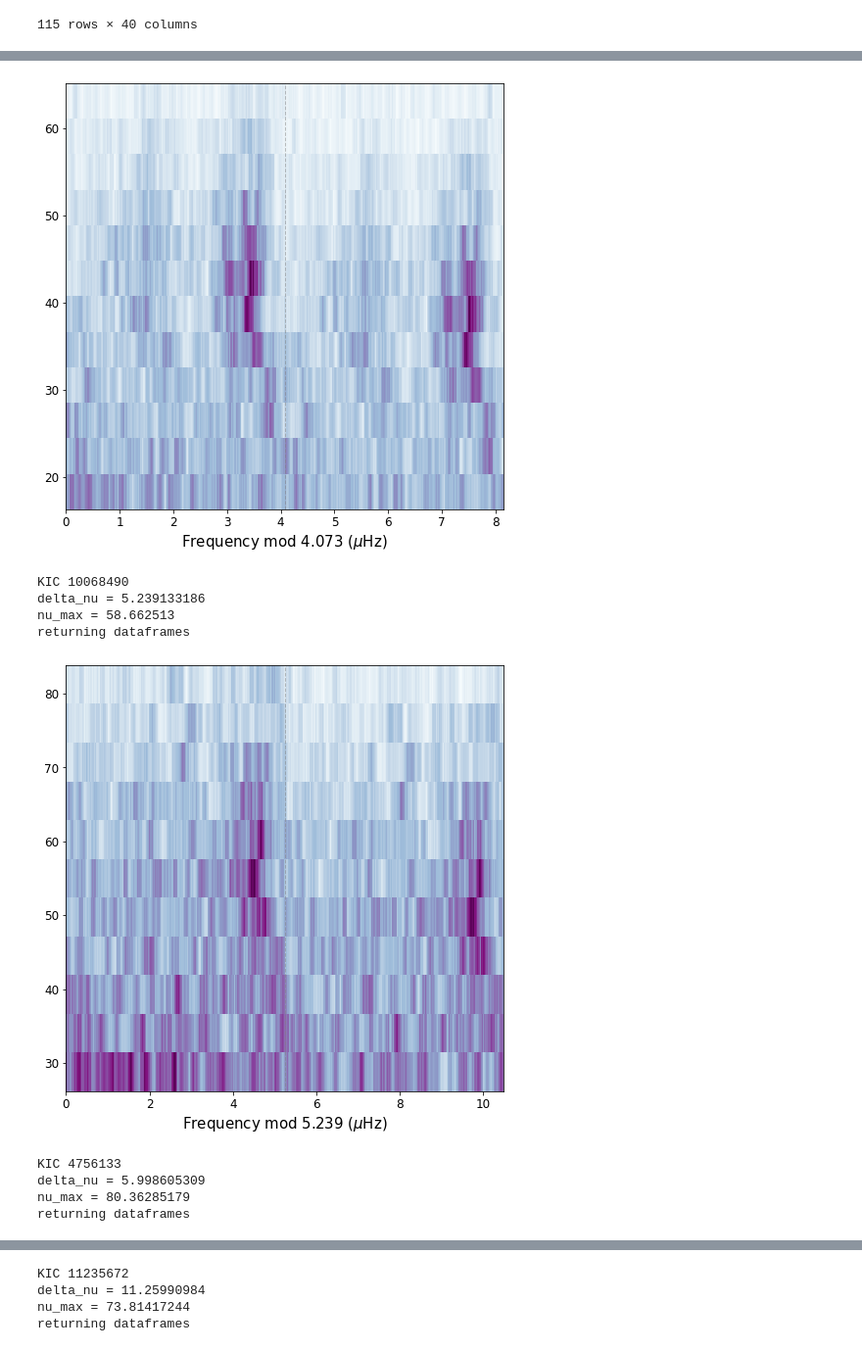
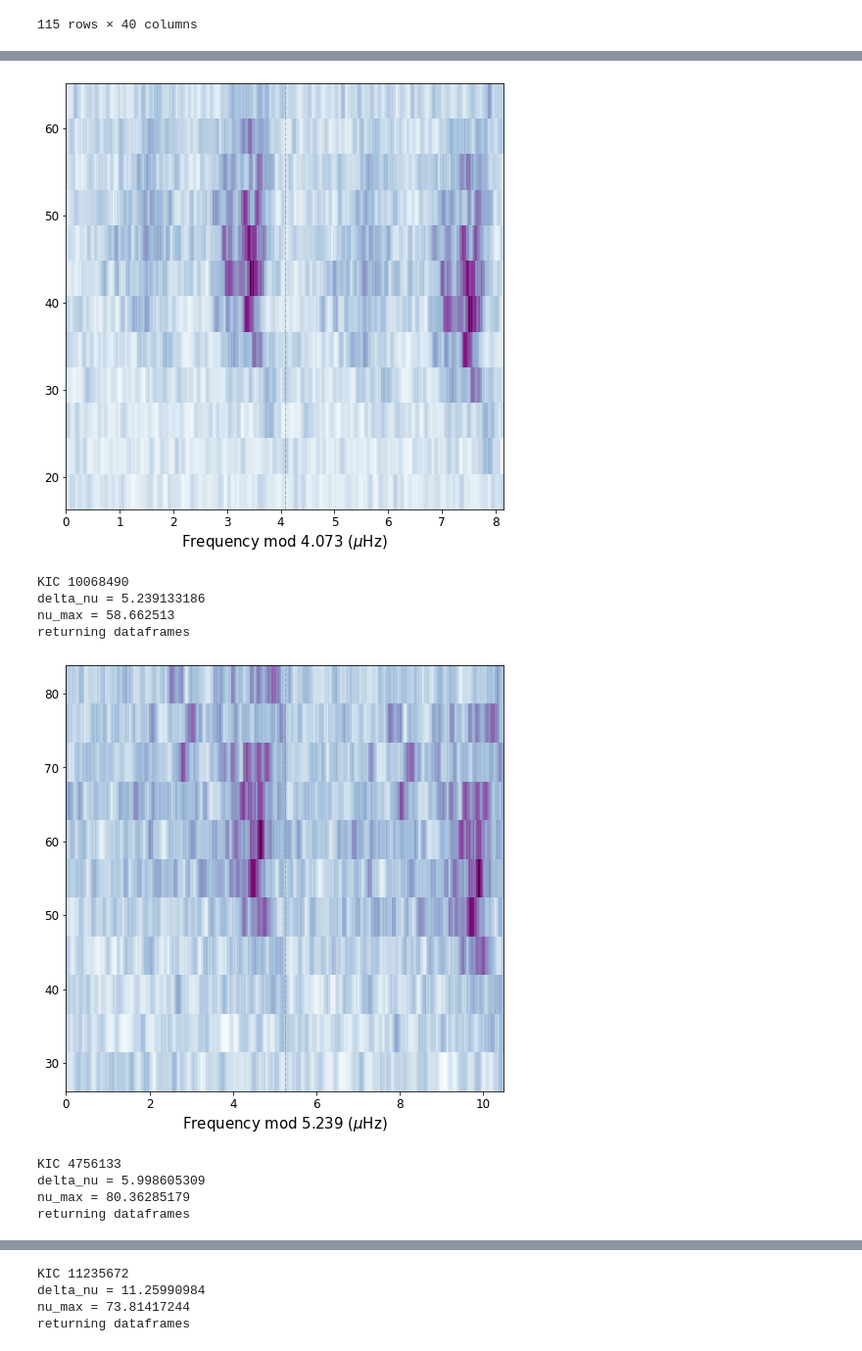
Before and after one commit to courtcraw/Notebooks, a Jupyter notebook: defining_highmass_sample.ipynb, the cells around one changed output, grey strips where cells are left out. Shown at 98% size. Cells and saved outputs as stored; diff of their text form; code cells hidden in the pictures.

```diff
--- a/defining_highmass_sample.ipynb
+++ b/defining_highmass_sample.ipynb
@@ -49,6 +66,31 @@ def read_star_hp(star_name,suppress_output=True,unpack=False):
         if suppress_output == False:
             print('returning dataframes')
         return delta_nu,nu_max,lightcurve,powerspec
+# %%
+def read_star_bdps(star_name,suppress_output=True,unpack=False):
+    delta_nu = highmass_rc_newvals['pysyd_dnu'][highmass_rc_newvals['KIC']==float(star_name[4:])].values[0]
+    nu_max = highmass_rc_newvals['pysyd_numax'][highmass_rc_newvals['KIC']==float(star_name[4:])].values[0]
+    if suppress_output == False:
+        print(star_name)
+        print('delta_nu =',delta_nu)
+        print('nu_max =',nu_max)
+
+    lightcurve = pd.read_csv('../data/hpfiltered_LCs/KIC'+star_name[4:]+'_LC.csv')
+    powerspec = pd.read_csv('../data/pysyd_bdps/'+star_name[4:]+'_BDPS.txt',
+                            delimiter='\s+', names=['freq','power'])
+    if unpack == True:
+        if suppress_output == False:
+            print('unpacking data frames')
+        time = np.asarray(lightcurve['time'])
+        flux = np.asarray(lightcurve['flux'])
+        freq = np.asarray(powerspec['freq'])
+        power = np.asarray(powerspec['power'])
+        amp = np.asarray(powerspec['amp'])
+        return delta_nu,nu_max,time,flux,freq,power,amp
+    else:
+        if suppress_output == False:
+            print('returning dataframes')
+        return delta_nu,nu_max,lightcurve,powerspec
 # %%
 def yl_echelle(x, y, period, fmin=None, fmax=None, echelletype="single", offset=0.0):
     '''
@@ -126,8 +168,8 @@ from astropy.convolution import convolve, Box1DKernel, Gaussian1DKernel
 for i in range(0,len(highmass_rc_newvals)):
     star_name = 'KIC '+str(highmass_rc_newvals['KIC'][i])
     if star_name not in ['KIC 2579142','KIC 4060757']:
-        delta_nu,nu_max,lightcurve,powerspec = read_star_hp(star_name,suppress_output=False)
-    #     delta_nu = 5.946
+#         delta_nu,nu_max,lightcurve,powerspec = read_star_hp(star_name,suppress_output=False)
+        delta_nu,nu_max,lightcurve,powerspec = read_star_bdps(star_name,suppress_output=False)
         echelle_wrapper(freq=np.asarray(powerspec['freq']),power=np.asarray(powerspec['power']),
                  dnu=delta_nu,
                  fmin=(0.5*nu_max),fmax=(1.5*nu_max),smooth_percent=0.02)
@@ -146,13 +188,13 @@ returning dataframes
 KIC 5978324
 delta_nu = 4.072666568
 nu_max = 48.77655086
 returning dataframes
-[figure, old version]
+[figure, new version]
 KIC 10068490
 delta_nu = 5.239133186
 nu_max = 58.662513
 returning dataframes
-[figure, old version]
+[figure, new version]
 KIC 4756133
 delta_nu = 5.998605309
 nu_max = 80.36285179
```
Also changed, not shown: parts of 21 cells of this notebook, 1 other file.
